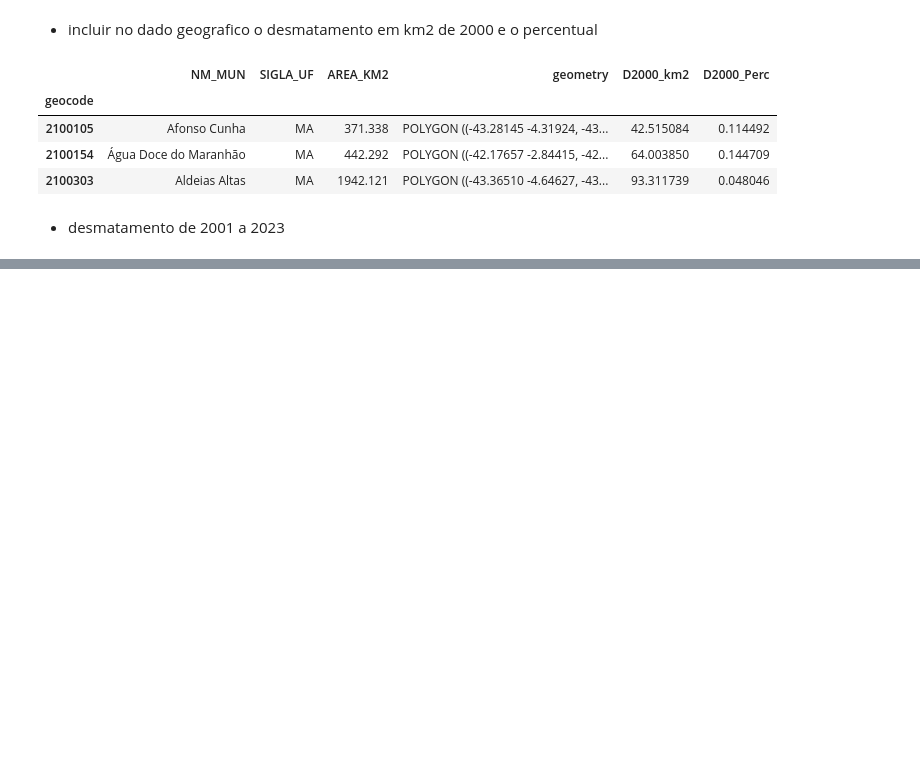
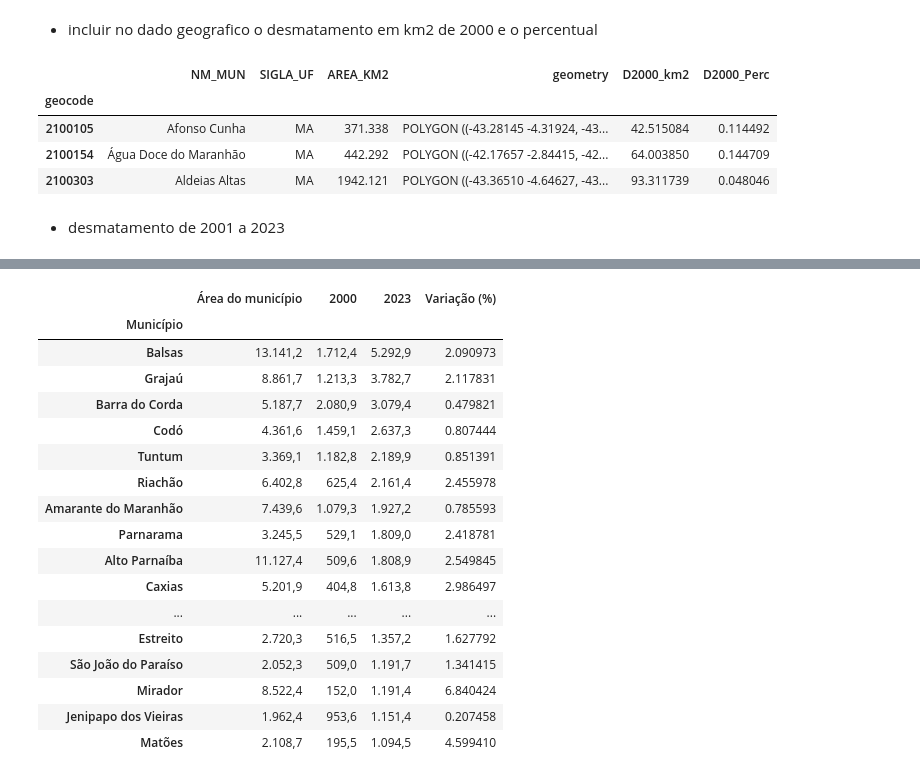
Before and after one commit to LambdaGeo/analise_cerrado_ma, a Jupyter notebook: analise_municipios.ipynb, the cells around one changed output, grey strips where cells are left out. Cells and saved outputs as stored; diff of their text form; code cells hidden in the pictures; blank space fills up the shorter version.

```diff
--- a/analise_municipios.ipynb
+++ b/analise_municipios.ipynb
@@ -281,0 +330,30 @@ gdf_mun_cerrado.sort_values("D2001-23_perc", ascending=False).head(20)
+# %%
+def formatar_valor(valor):
+    return '{:,.1f}'.format(valor).replace(',', 'X').replace('.', ',').replace('X', '.')
+# %%
+#s_top20_absoluto.format('{:,.0f}').highlight_max(color='darkgray').highlight_min(color ='lightgray')
+s_top20_absoluto.format({
+        'Área do município':formatar_valor,
+        '2000' : formatar_valor,
+        '2023' : formatar_valor,
+        'Variação':'{:.0%}'
+    }).highlight_max(color='darkgray').highlight_min(color ='lightgray')
+# %% [output]
+|  | Área do município | 2000 | 2023 | Variação (%) |
+| Município |  |  |  |  |
+| Balsas | 13.141,2 | 1.712,4 | 5.292,9 | 2.090973 |
+| Grajaú | 8.861,7 | 1.213,3 | 3.782,7 | 2.117831 |
+| Barra do Corda | 5.187,7 | 2.080,9 | 3.079,4 | 0.479821 |
+| Codó | 4.361,6 | 1.459,1 | 2.637,3 | 0.807444 |
+| Tuntum | 3.369,1 | 1.182,8 | 2.189,9 | 0.851391 |
+| Riachão | 6.402,8 | 625,4 | 2.161,4 | 2.455978 |
+| Amarante do Maranhão | 7.439,6 | 1.079,3 | 1.927,2 | 0.785593 |
+| Parnarama | 3.245,5 | 529,1 | 1.809,0 | 2.418781 |
+| Alto Parnaíba | 11.127,4 | 509,6 | 1.808,9 | 2.549845 |
+| Caxias | 5.201,9 | 404,8 | 1.613,8 | 2.986497 |
+| ... | ... | ... | ... | ... |
+| Estreito | 2.720,3 | 516,5 | 1.357,2 | 1.627792 |
+| São João do Paraíso | 2.052,3 | 509,0 | 1.191,7 | 1.341415 |
+| Mirador | 8.522,4 | 152,0 | 1.191,4 | 6.840424 |
+| Jenipapo dos Vieiras | 1.962,4 | 953,6 | 1.151,4 | 0.207458 |
+| Matões | 2.108,7 | 195,5 | 1.094,5 | 4.599410 |
```
Also changed, not shown: parts of 13 cells of this notebook, 2 other files.
